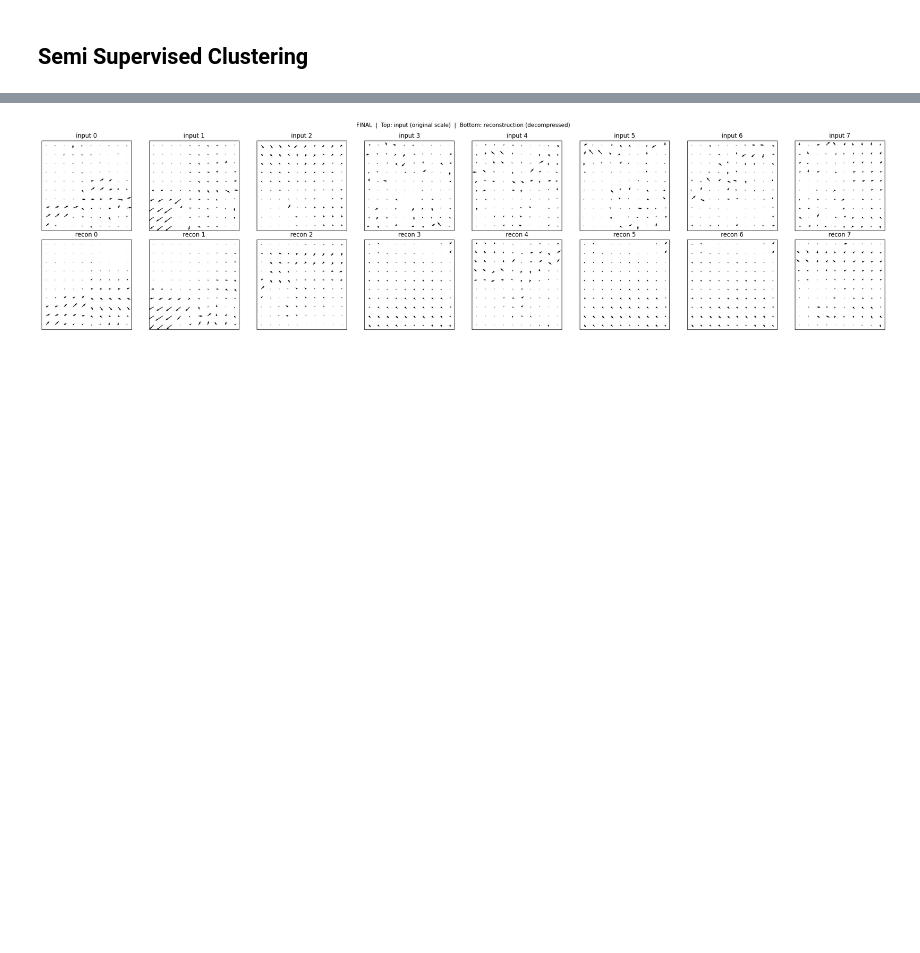
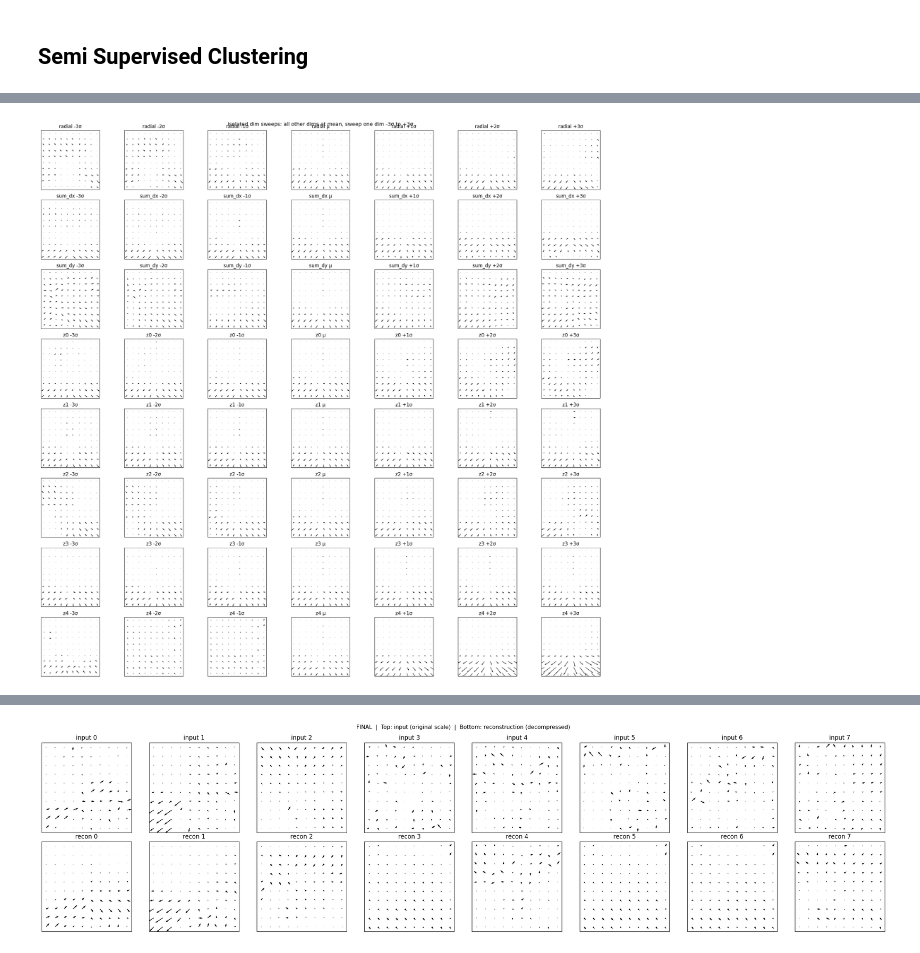
Before and after one commit to Ashish397/ARRWM, a Jupyter notebook: action_query/disentangled_vae_clustering.ipynb, the cells around one changed output, grey strips where cells are left out. Cells and saved outputs as stored; diff of their text form; code cells hidden in the pictures; blank space fills up the shorter version.

```diff
--- a/action_query/disentangled_vae_clustering.ipynb
+++ b/action_query/disentangled_vae_clustering.ipynb
@@ -1278,18 +1159,3 @@ show_cluster(0, 8)
 # %% [output]
 HBox(children=(IntSlider(value=0, description='Cluster:', layout=Layout(width='400px'), max=7, style=SliderSty…
 [interactive output not drawn]
-# %%
-# ── Per-cluster latent ranges (5th–95th percentile) ──────────────────────────
-dim_names = (
-    ["radial", "sum_dx", "sum_dy"] +
-    [f"z{i}" for i in range(N_SUPERVISED, LATENT_CH)]
-)
-
-for c in range(N_CLUSTERS):
-    z_c = Z_vis[labels == c]
-    print(f"Cluster {c}  ({(labels == c).sum():,} samples)")
-    for d in range(LATENT_CH):
-        lo = np.percentile(z_c[:, d], 5)
-        hi = np.percentile(z_c[:, d], 95)
-        print(f"  {dim_names[d]:>8}: [{lo:+.3f}, {hi:+.3f}]")
-    print()
@@ -1428,3 +1382,29 @@ plt.show()
+# %%
+# ── Isolated dim sweeps: only one dim active at a time ────────────────────────
+ss_vae.eval()
+
+fig, axes = plt.subplots(LATENT_CH, 7, figsize=(21, LATENT_CH * 2.5))
+fig.suptitle("Isolated dim sweeps: all other dims at mean, sweep one dim -3σ to +3σ", fontsize=13)
+
+all_names = ["radial", "sum_dx", "sum_dy"] + [f"z{i}" for i in range(N_SUPERVISED, LATENT_CH)]
+
+for d in range(LATENT_CH):
+    for j, mult in enumerate([-3, -2, -1, 0, 1, 2, 3]):
+        # Start from mean, only vary dim d
+        z = torch.from_numpy(Z_mean.astype(np.float32)).reshape(1, LATENT_CH, 1, 1).to(DEVICE)
+        z[0, d, 0, 0] = float(Z_mean[d] + mult * Z_std[d])
+        with torch.no_grad():
+            x_hat = ss_vae.decoder(z)
+        if mult == 0:
+            title = f"{all_names[d]} μ"
+        else:
+            title = f"{all_names[d]} {mult:+d}σ"
+        plot_motion_grid(mag_compress(x_hat[0].cpu().numpy(), 0.5), title=title, ax=axes[d, j])
+
+plt.tight_layout()
+plt.show()
+# %% [output]
+[figure, added]
 # %%
 # ── Training loop ─────────────────────────────────────────────────────────────
 
```
Also changed, not shown: parts of 16 cells of this notebook, 48 other files.
